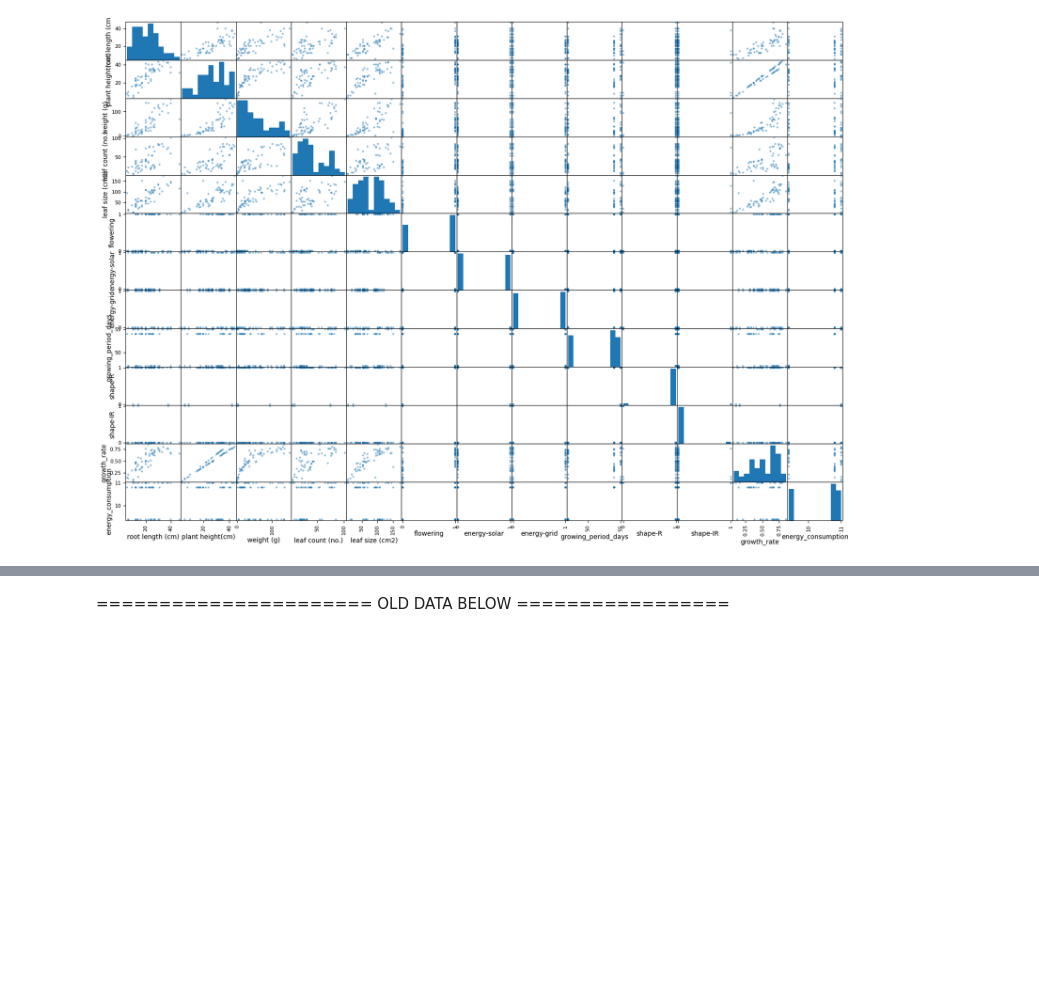
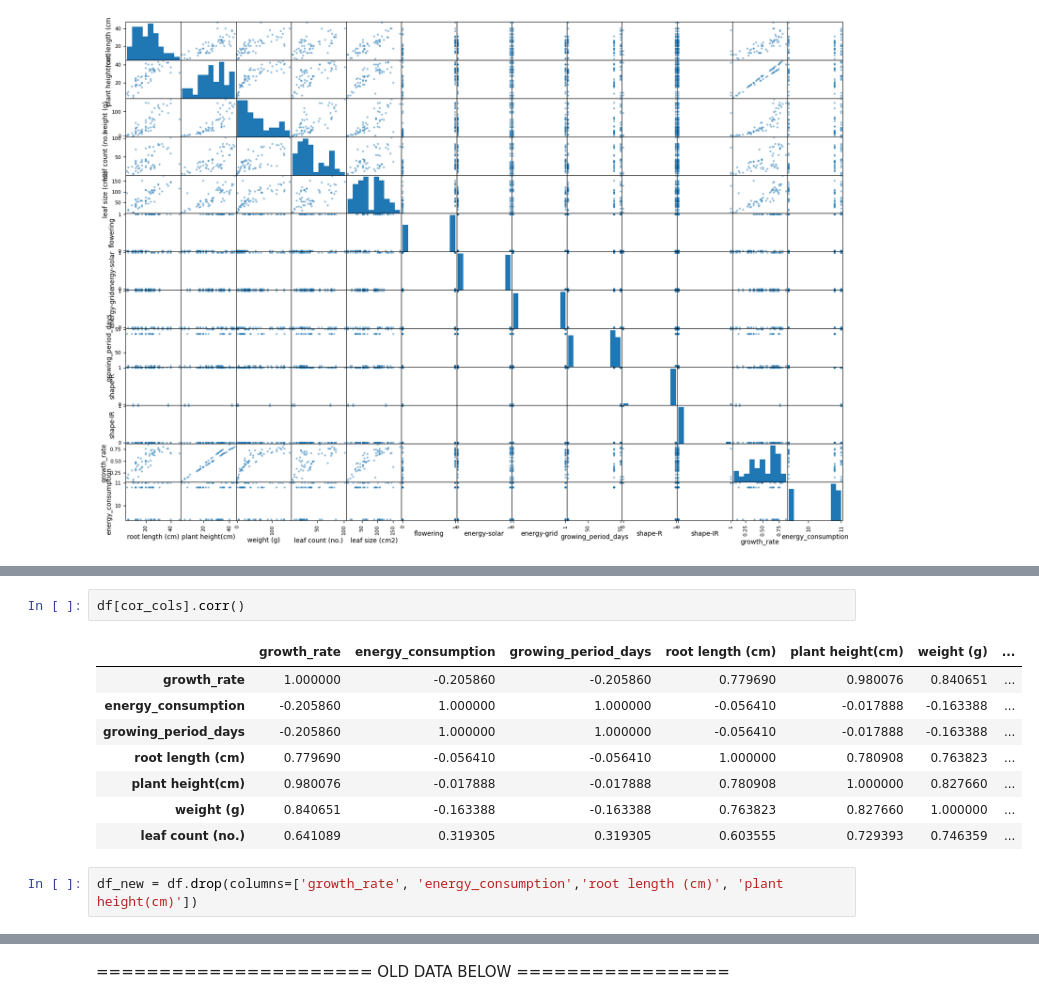
Before and after one commit to taniabuzykina/keylife-ng-pv, a Jupyter notebook: ml_project_1/plant_data_ml.ipynb, the cells around one changed output, grey strips where cells are left out. Saved outputs shown, nothing was run; the diff lists cells and outputs as text; blank space fills up the shorter version.

```diff
--- a/ml_project_1/plant_data_ml.ipynb
+++ b/ml_project_1/plant_data_ml.ipynb
@@ -253,0 +263,13 @@ plt.show()
+# %%
+df[cor_cols].corr()
+# %% [output]
+|  | growth_rate | energy_consumption | growing_period_days | root length (cm) | plant height(cm) | weight (g) | ... |
+| growth_rate | 1.000000 | -0.205860 | -0.205860 | 0.779690 | 0.980076 | 0.840651 | ... |
+| energy_consumption | -0.205860 | 1.000000 | 1.000000 | -0.056410 | -0.017888 | -0.163388 | ... |
+| growing_period_days | -0.205860 | 1.000000 | 1.000000 | -0.056410 | -0.017888 | -0.163388 | ... |
+| root length (cm) | 0.779690 | -0.056410 | -0.056410 | 1.000000 | 0.780908 | 0.763823 | ... |
+| plant height(cm) | 0.980076 | -0.017888 | -0.017888 | 0.780908 | 1.000000 | 0.827660 | ... |
+| weight (g) | 0.840651 | -0.163388 | -0.163388 | 0.763823 | 0.827660 | 1.000000 | ... |
+| leaf count (no.) | 0.641089 | 0.319305 | 0.319305 | 0.603555 | 0.729393 | 0.746359 | ... |
+# %%
+df_new = df.drop(columns=['growth_rate', 'energy_consumption','root length (cm)', 'plant height(cm)'])
```
Also changed, not shown: parts of 51 cells of this notebook.
